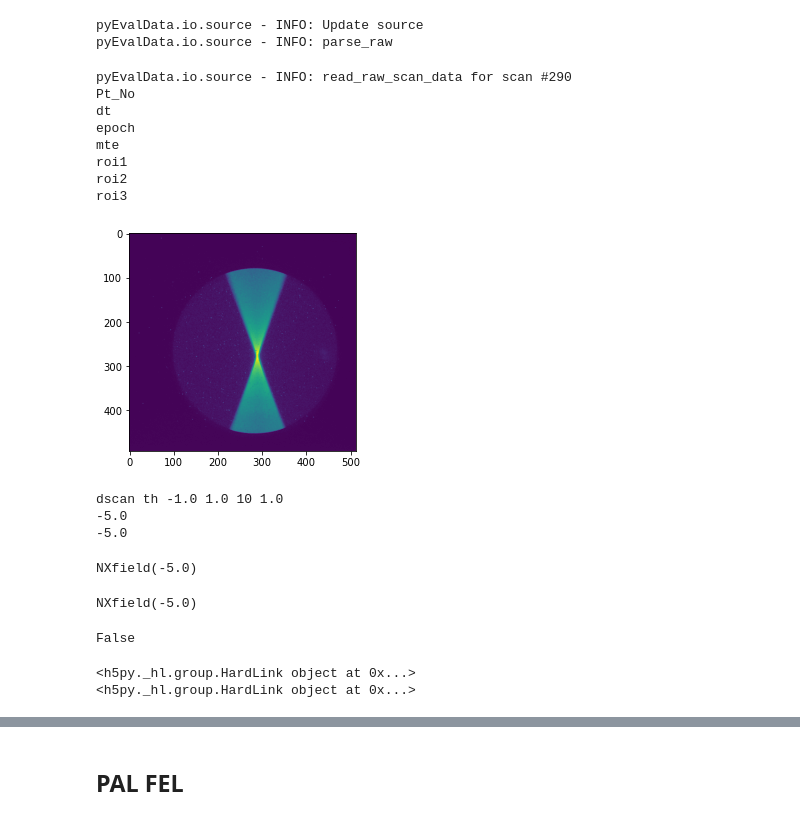
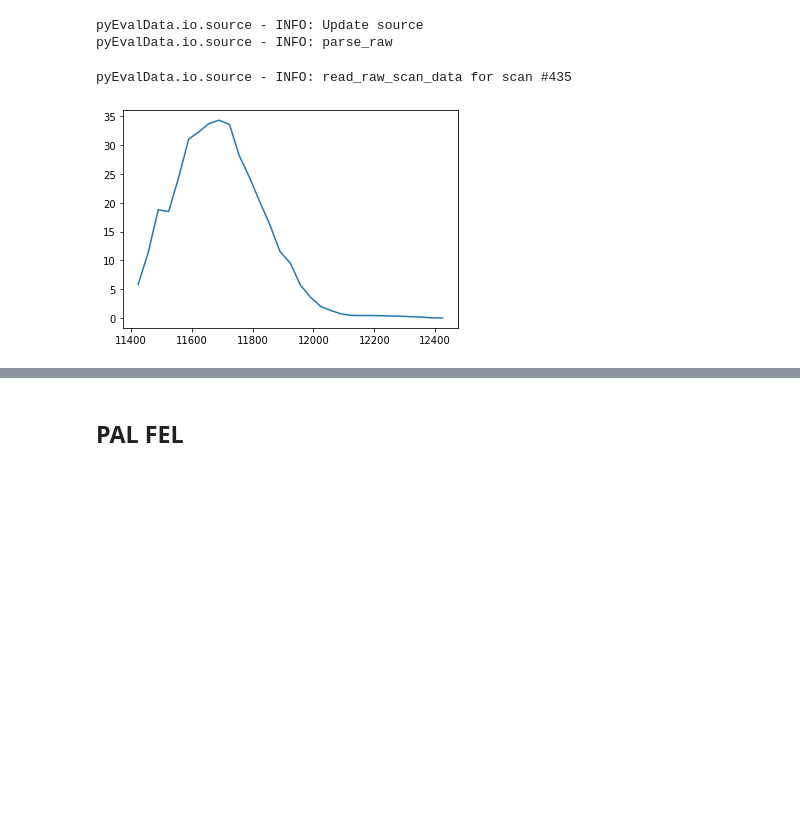
Before and after one commit to dschick/pyEvalData, a Jupyter notebook: docs/source/examples/source.ipynb, the cells around one changed output, grey strips where cells are left out. Cells and saved outputs as stored; diff of their text form; code cells hidden in the pictures; blank space fills up the shorter version.

```diff
--- a/docs/source/examples/source.ipynb
+++ b/docs/source/examples/source.ipynb
@@ -99,49 +96,8 @@ pyEvalData.io.source - INFO: Update source
 pyEvalData.io.source - INFO: parse_raw
 # %%
 plt.figure()
-plt.imshow(np.log10(sarnxs.scan290.mte[0, :, :]))
+plt.plot(sarnxs.scan435.mhor, sarnxs.scan435.pmPump)
 plt.show()
 # %% [output]
-pyEvalData.io.source - INFO: read_raw_scan_data for scan #290
-Pt_No
-dt
-epoch
-mte
-roi1
-roi2
-roi3
+pyEvalData.io.source - INFO: read_raw_scan_data for scan #435
-[figure, old version]
+[figure, new version]
-# %%
-import nexusformat.nexus as nxs
-import h5py
-
-
-a = nxs.nxload('data/sardana_nexus.h5', mode='r')
-print(a.entry1.title)
-print(a.entry1.measurement.ccd_height)
-print(a.entry1.measurement.pre_scan_snapshot.ccd_height)
-# %% [output]
-dscan th -1.0 1.0 10 1.0
--5.0
--5.0
-# %%
-a.entry1.measurement.ccd_height
-# %% [output]
-NXfield(-5.0)
-# %%
-a.entry1.measurement.pre_scan_snapshot.ccd_height
-# %% [output]
-NXfield(-5.0)
-# %%
-nxs.nxgetrecursive()
-# %% [output]
-False
-# %%
-import h5py
-f = h5py.File('data/sardana_nexus.h5', 'r')
-
-print(f.get('entry1/measurement/ccd_height', getlink=True))
-print(f.get('entry1/measurement/pre_scan_snapshot/ccd_height', getlink=True))
-# %% [output]
-<h5py._hl.group.HardLink object at 0x...>
-<h5py._hl.group.HardLink object at 0x...>
```
Also changed, not shown: parts of 13 cells of this notebook, 1 other file.
